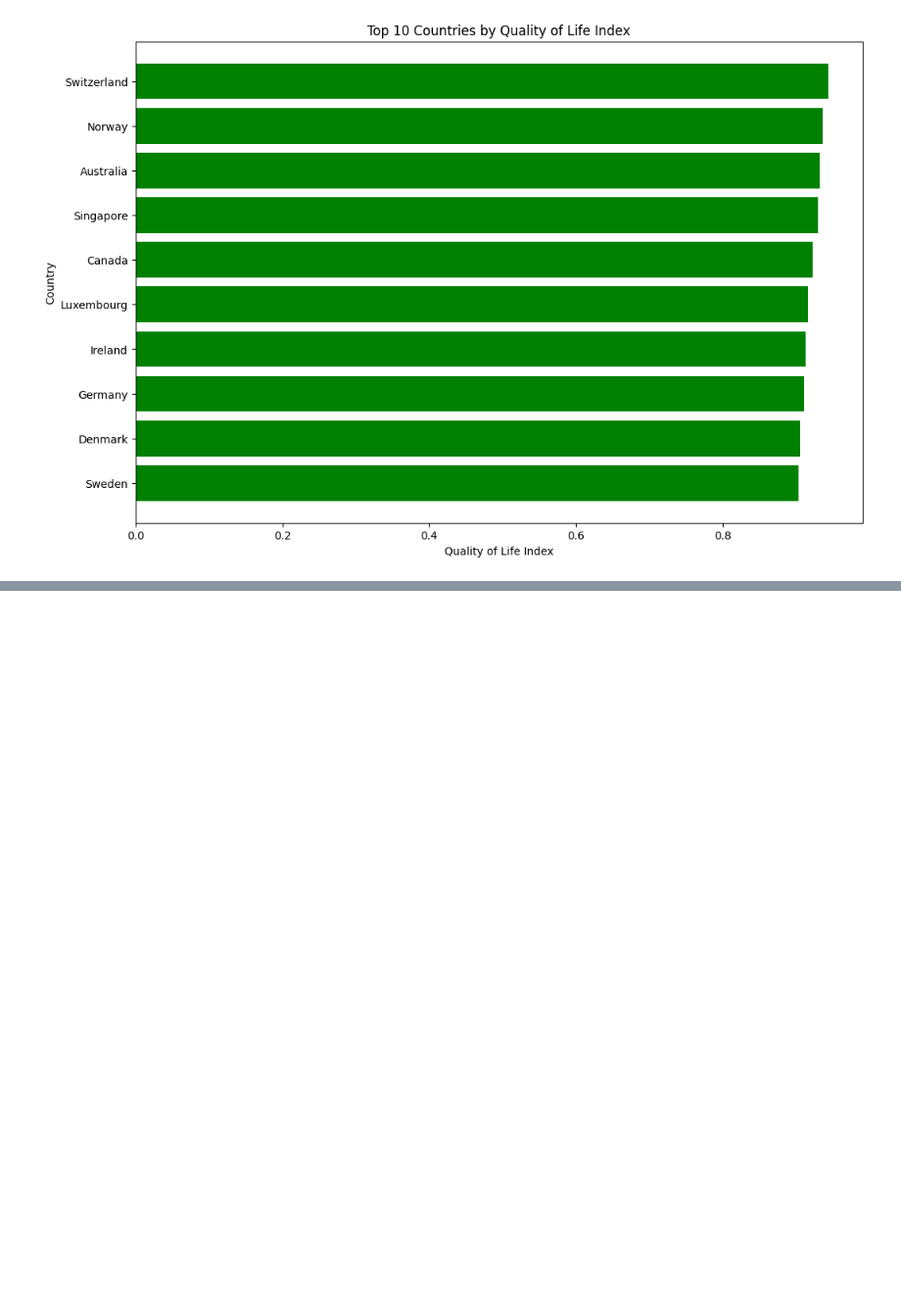
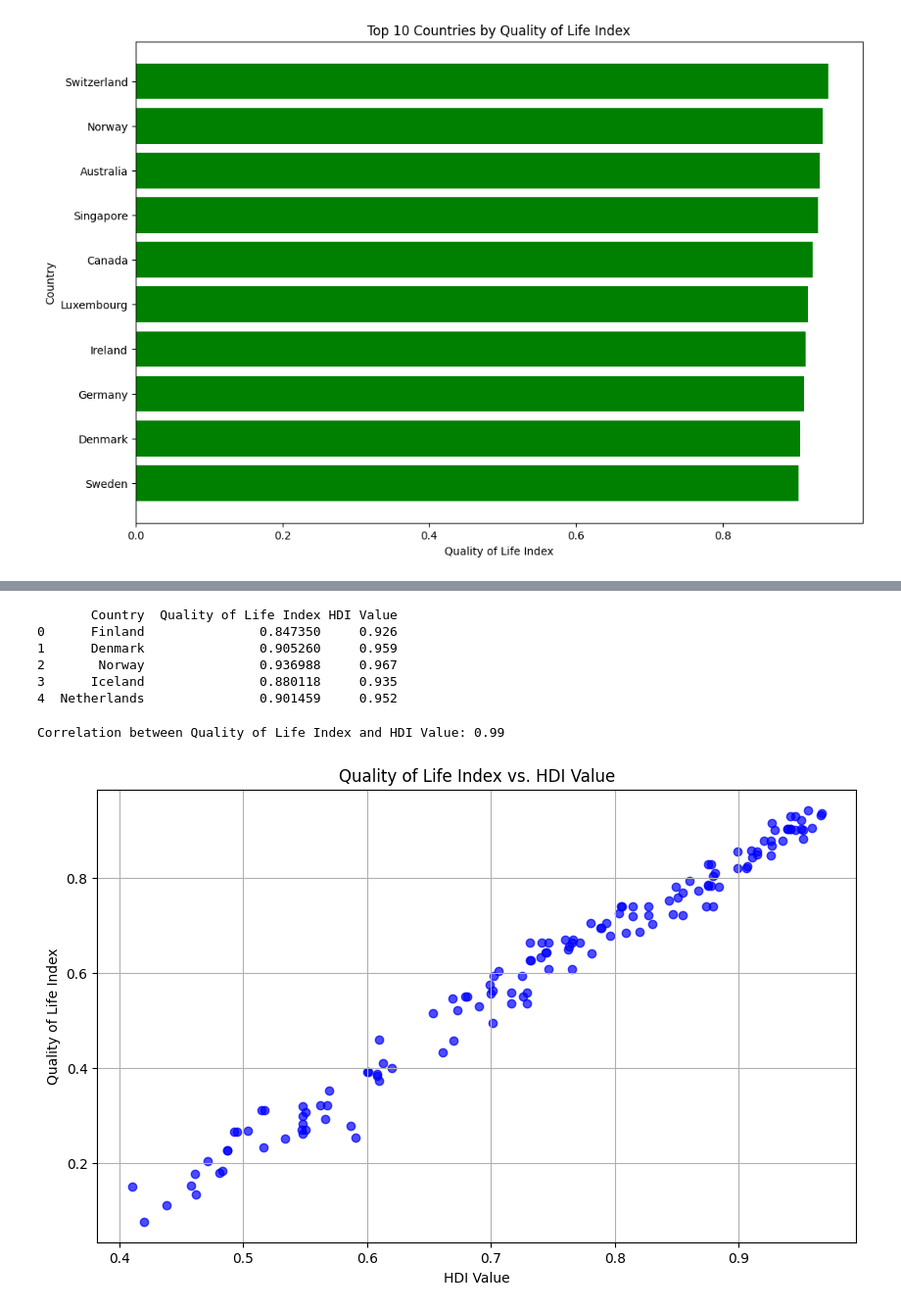
Before and after one commit to samolajide23/DAV-Repeat, a Jupyter notebook: app.ipynb, the cells around one changed output, grey strips where cells are left out. Shown at 98% size. Cells and saved outputs as stored; diff of their text form; code cells hidden in the pictures; blank space fills up the shorter version.

Commit message:
Index Comparison

```diff
--- a/app.ipynb
+++ b/app.ipynb
@@ -329,0 +325,5 @@ plt.show()
+# %%
+file_path = "Human_Development-Index.xlsx"
+hdi_data = pd.read_excel(file_path, sheet_name='HDI', skiprows=4)
+
+print(hdi_data.columns)
@@ -329,0 +337,13 @@ plt.show()
+# %%
+hdi_data = hdi_data.drop(columns=['Unnamed: 0', 'Unnamed: 1', 'Unnamed: 3', 'Unnamed: 5', 'Unnamed: 7', 'Unnamed: 9', 'Unnamed: 11', 'Unnamed: 13'])
+
+hdi_data.columns = [
+    'HDI Value', 'Life Expectancy at Birth', 'Expected Years of Schooling',
+    'Mean Years of Schooling', 'GNI per Capita', 'GNI Rank Minus HDI Rank', 'HDI Rank'
+]
+
+print("Columns in hdi_data:")
+print(hdi_data.columns)
+
+print("\nColumns in merged_data:")
+print(merged_data.columns)
@@ -329,0 +368,4 @@ plt.show()
+# %%
+hdi_data_with_country = pd.merge(hdi_data, merged_data[['HDI Rank', 'Country']], on='HDI Rank', how='inner')
+
+print(hdi_data_with_country.head())
@@ -329,0 +393,24 @@ plt.show()
+# %%
+comparison_data = pd.merge(merged_data[['Country', 'Quality of Life Index']], hdi_data_with_country[['Country', 'HDI Value']], on='Country', how='inner')
+print(comparison_data.head())
+# %% [output]
+       Country  Quality of Life Index HDI Value
+0      Finland               0.847350     0.926
+1      Denmark               0.905260     0.959
+2       Norway               0.936988     0.967
+3      Iceland               0.880118     0.935
+4  Netherlands               0.901459     0.952
+# %%
+correlation = comparison_data[['Quality of Life Index', 'HDI Value']].corr().iloc[0, 1]
+print(f"\nCorrelation between Quality of Life Index and HDI Value: {correlation:.2f}")
+
+plt.figure(figsize=(10, 6))
+plt.scatter(comparison_data['HDI Value'], comparison_data['Quality of Life Index'], color='blue', alpha=0.7)
+plt.title('Quality of Life Index vs. HDI Value')
+plt.xlabel('HDI Value')
+plt.ylabel('Quality of Life Index')
+plt.grid(True)
+plt.show()
+# %% [output]
+Correlation between Quality of Life Index and HDI Value: 0.99
+[figure, added]
```
Also changed, not shown: parts of 8 cells of this notebook, 1 other file.
